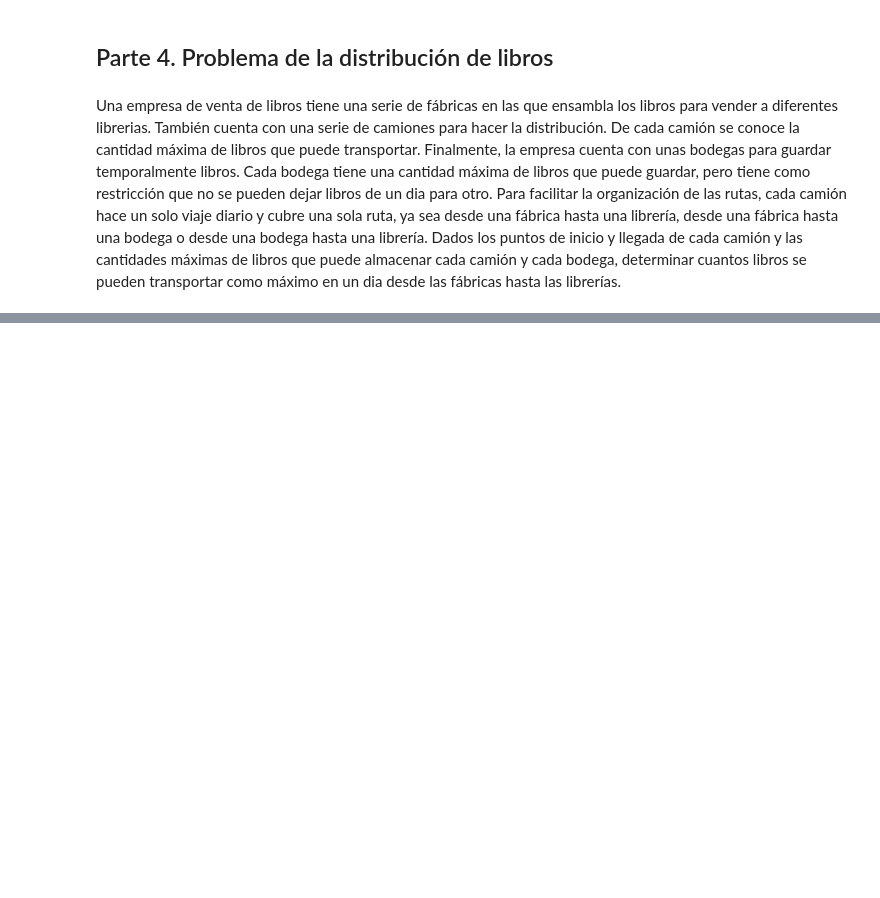
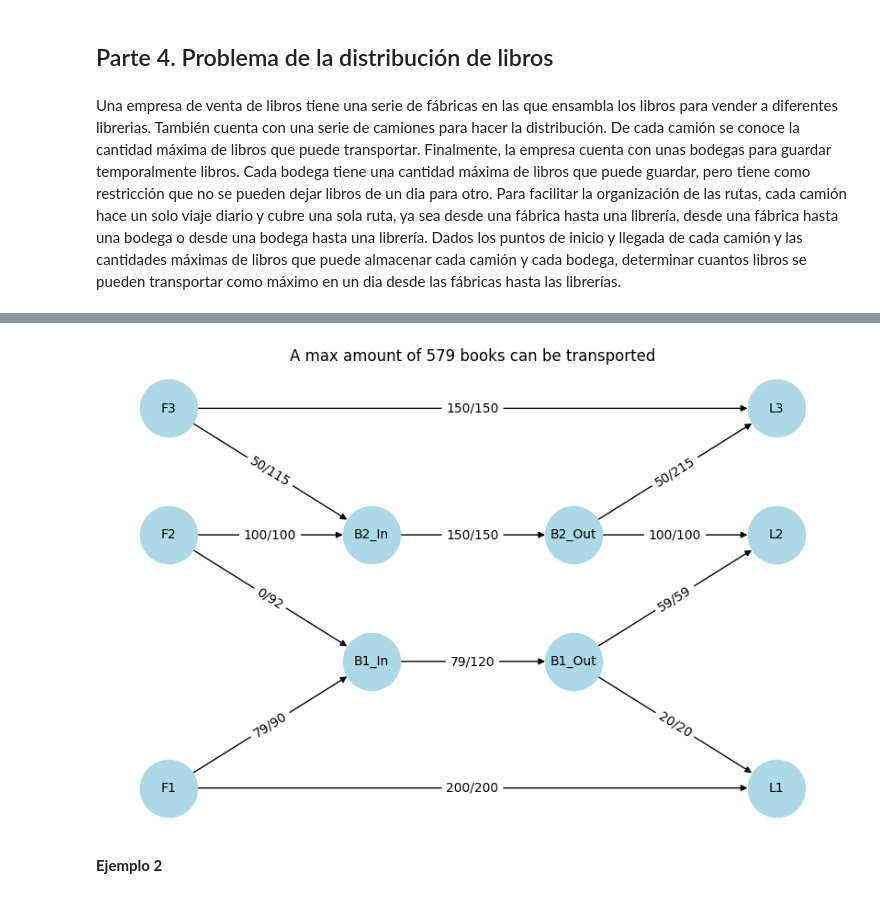
Before and after one commit to omardtl24/DALGO_ISIS1105, a Jupyter notebook: Tareas/Tarea04_Grafos.ipynb, the cells around one changed output, grey strips where cells are left out. Cells and saved outputs as stored; diff of their text form; code cells hidden in the pictures; blank space fills up the shorter version.

```diff
--- a/Tareas/Tarea04_Grafos.ipynb
+++ b/Tareas/Tarea04_Grafos.ipynb
@@ -578,0 +719,10 @@ plt.show()
+# %%
+fileCapacities = 'Java Projects\GraphsImplementations\data\Inputs\P4\Example1_VaultCapacities.txt'
+fileBuses = 'Java Projects\GraphsImplementations\data\Inputs\P4\Example1_BusesInformation.txt'
+fileAnswer = 'Java Projects\GraphsImplementations\data\Outputs\P4\SolutionExample1.txt'
+edges, sets , maxFlow = getAnswer(fileCapacities, fileBuses,fileAnswer, inf = '$\infty$')
+drawBooksProblem(sets, edges,figsize=(8,5),maxFlow=maxFlow)
+# %% [output]
+[figure, added]
+# %% [markdown]
+**Ejemplo 2**
```
Also changed, not shown: parts of 16 cells of this notebook, 13 other files.
